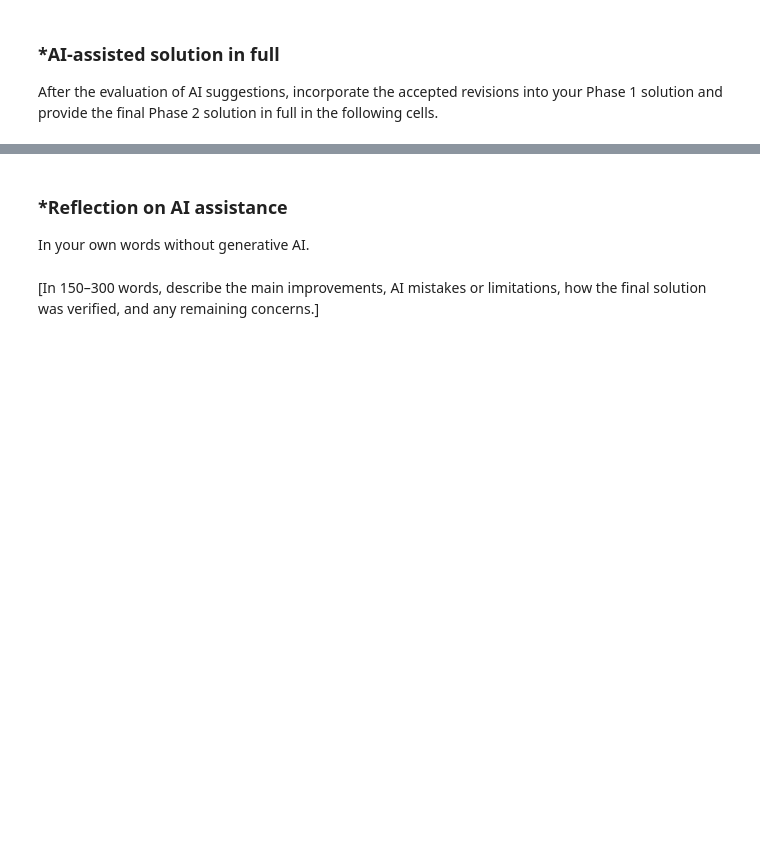
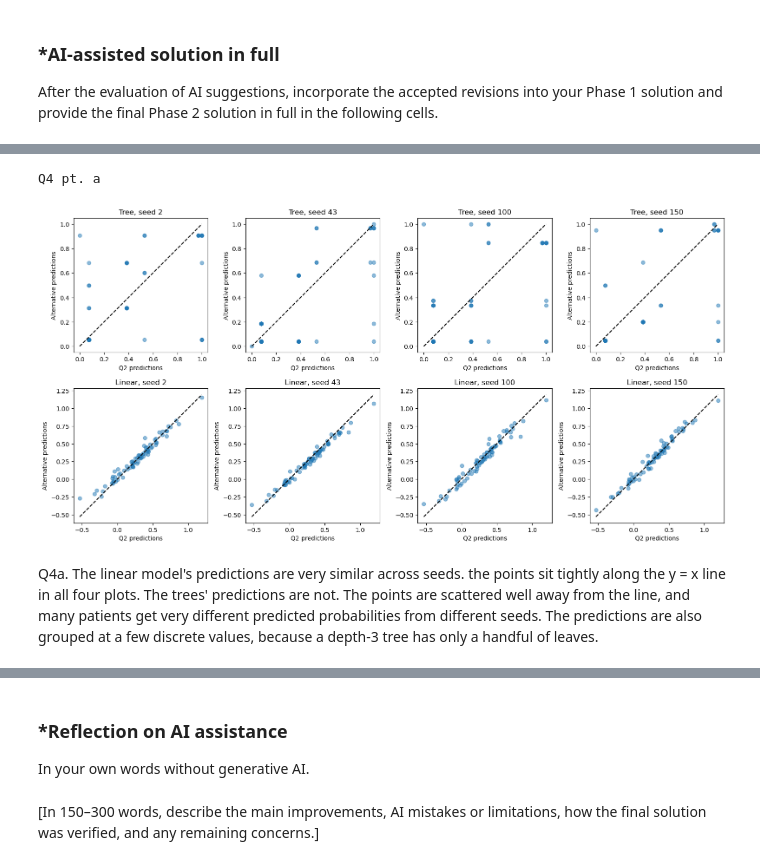
Before and after one commit to Silverdroplet/L03-tree-stability, a Jupyter notebook: notebook.ipynb, the cells around one changed output, grey strips where cells are left out. Saved outputs shown, nothing was run; the diff lists cells and outputs as text; code cells hidden in the pictures; blank space fills up the shorter version.

```diff
--- a/notebook.ipynb
+++ b/notebook.ipynb
@@ -269,0 +399,35 @@ After the evaluation of AI suggestions, incorporate the accepted revisions into
+# %%
+print ("Q4 pt. a")
+import matplotlib.pyplot as plt
+fig, axes = plt.subplots(2, 4, figsize=(16, 8))
+
+baseline = {"Tree": tree_preds[1], "Linear": lm_preds[1]}
+
+alternatives = {s: {"Tree": trees[s].predict_proba(X_test_q2)[:, 1],
+                    "Linear": lms[s].predict(X_test_q2)}
+                for s in seeds}
+
+for row, model in enumerate(["Tree", "Linear"]):
+    for col, seed in enumerate(seeds):
+        x = baseline[model]
+        y_alt = alternatives[seed][model]
+
+        ax = axes[row, col]
+        ax.scatter(x, y_alt, alpha=0.5)
+
+        low = min(x.min(), y_alt.min())
+        high = max(x.max(), y_alt.max())
+        ax.plot([low, high], [low, high], "k--")
+        ax.set_aspect("equal", adjustable="box")
+
+        ax.set_title(f"{model}, seed {seed}")
+        ax.set_xlabel("Q2 predictions")
+        ax.set_ylabel("Alternative predictions")
+
+plt.tight_layout()
+plt.show()
+# %% [output]
+Q4 pt. a
+[figure, added]
+# %% [markdown]
+Q4a. The linear model's predictions are very similar across seeds. the points sit tightly along the y = x line in all four plots. The trees' predictions are not. The points are scattered well away from the line, and many patients get very different predicted probabilities from different seeds. The predictions are also grouped at a few discrete values, because a depth-3 tree has only a handful of leaves.
```
Also changed, not shown: parts of 20 cells of this notebook.
